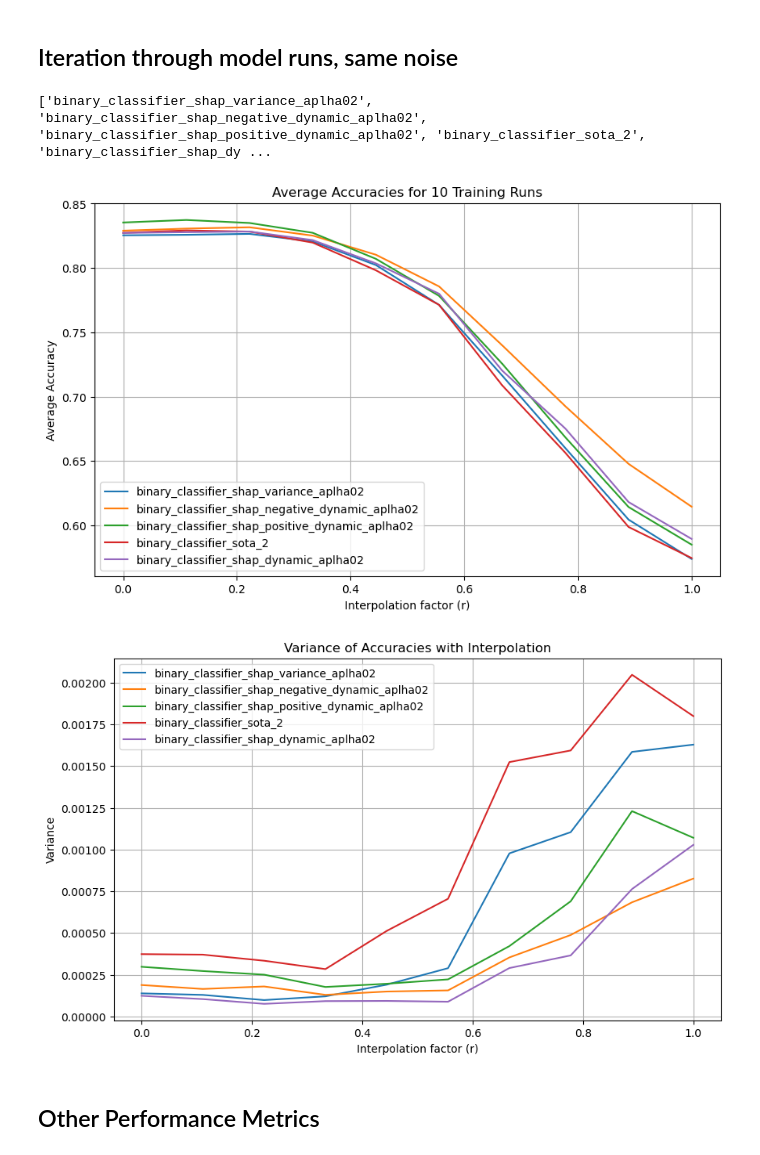
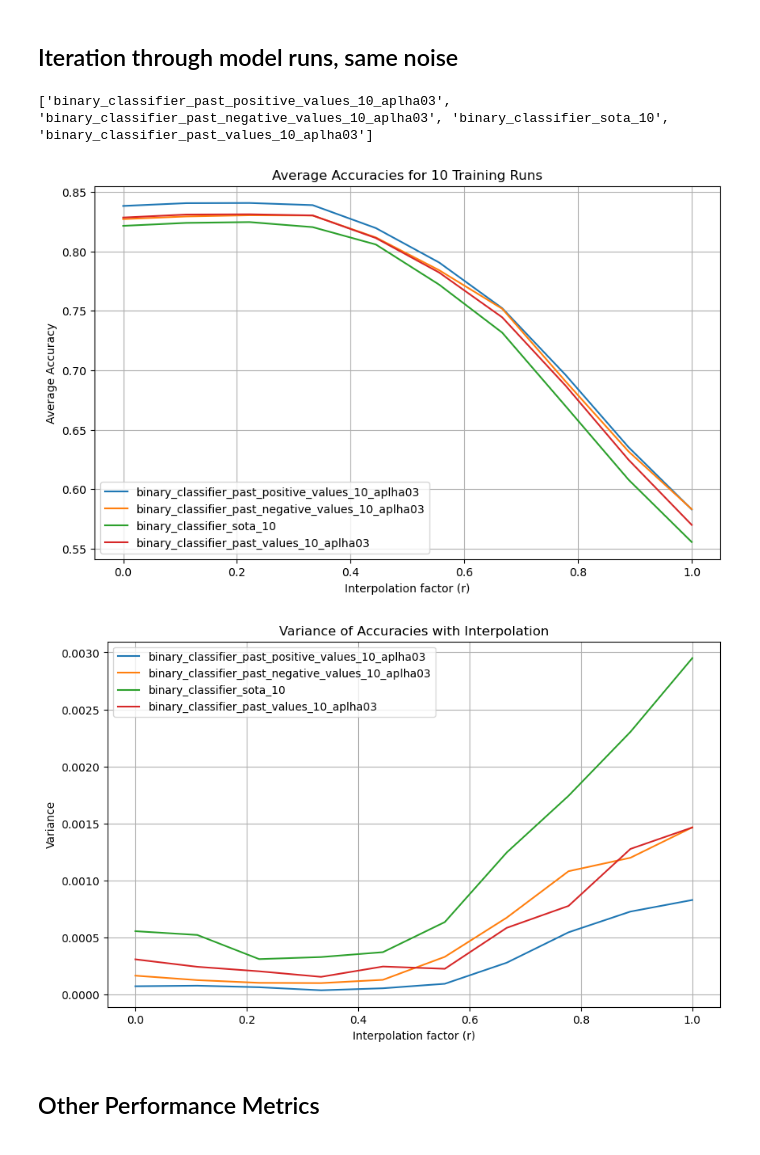
Before and after one commit to myanacondadonttt/RoofNetXAI, a Jupyter notebook: Notebooks/Analysis Robustness Main Past.ipynb, the cells around one changed output. Cells and saved outputs as stored; diff of their text form; code cells hidden in the pictures.

```diff
--- a/Notebooks/Analysis Robustness Main Past.ipynb
+++ b/Notebooks/Analysis Robustness Main Past.ipynb
@@ -631,7 +627,7 @@ def evaluate_model_on_interpolated_data(data, true_labels, model, device, r):
     return accuracy_score(true_labels, predicted_labels)
 
 # Directory containing all model type folders
-base_dir = "/Users/Lisa/Desktop/Master Thesis/RoofNetXAI/Notebooks/dynamic_values"
+base_dir = "/Users/Lisa/Desktop/Master Thesis/RoofNetXAI/Notebooks/past_values_10_03"
 
 # List all model type folders
 model_folders = [f for f in os.listdir(base_dir) if os.path.isdir(os.path.join(base_dir, f))]
@@ -781,7 +777,7 @@ def evaluate_model_on_interpolated_data(data, true_labels, model, device, r, noi
     return accuracy_score(true_labels, predicted_labels)
 
 # Directory containing all model type folders, insert needed folder
-base_dir = "/Users/Lisa/Desktop/Master Thesis/RoofNetXAI/Notebooks/dynamic_values"
+base_dir = "/Users/Lisa/Desktop/Master Thesis/RoofNetXAI/Notebooks/past_values_10_03"
 
 # List all model type folders
 model_folders = [f for f in os.listdir(base_dir) if os.path.isdir(os.path.join(base_dir, f))]
@@ -813,35 +809,35 @@ for r in r_values:
 
             accuracy = evaluate_model_on_interpolated_data(normalized_data, test_label, model, device, r, noise)
             accuracies.append(accuracy)
 
         # Store the average accuracy and variance for this r-value in the results
         results.setdefault(folder, []).append(np.mean(accuracies))
         variances.setdefault(folder, []).append(np.var(accuracies))
 
 # Plot the average accuracies
 plt.figure(figsize=(10, 6))
 for model_type, accuracies in results.items():
     plt.plot(r_values, accuracies, label=model_type)
 plt.xlabel("Interpolation factor (r)")
 plt.ylabel("Average Accuracy")
 plt.legend()
 plt.grid(True)
 plt.title("Average Accuracies for 10 Training Runs")
 plt.show()
 
 # Plot the variances
 plt.figure(figsize=(10, 6))
 for model_type, variance in variances.items():
     plt.plot(r_values, variance, label=model_type)
 plt.xlabel("Interpolation factor (r)")
 plt.ylabel("Variance")
 plt.legend()
 plt.grid(True)
 plt.title("Variance of Accuracies with Interpolation")
 plt.show()
 # %% [output]
-['binary_classifier_shap_variance_aplha02', 'binary_classifier_shap_negative_dynamic_aplha02', 'binary_classifier_shap_positive_dynamic_aplha02', 'binary_classifier_sota_2', 'binary_classifier_shap_dy ...
+['binary_classifier_past_positive_values_10_aplha03', 'binary_classifier_past_negative_values_10_aplha03', 'binary_classifier_sota_10', 'binary_classifier_past_values_10_aplha03']
-[figure, old version]
+[figure, new version]
-[figure, old version]
+[figure, new version]
 # %% [markdown]
 ## Other Performance Metrics
```
Also changed, not shown: parts of 29 cells of this notebook, 2 other files.
